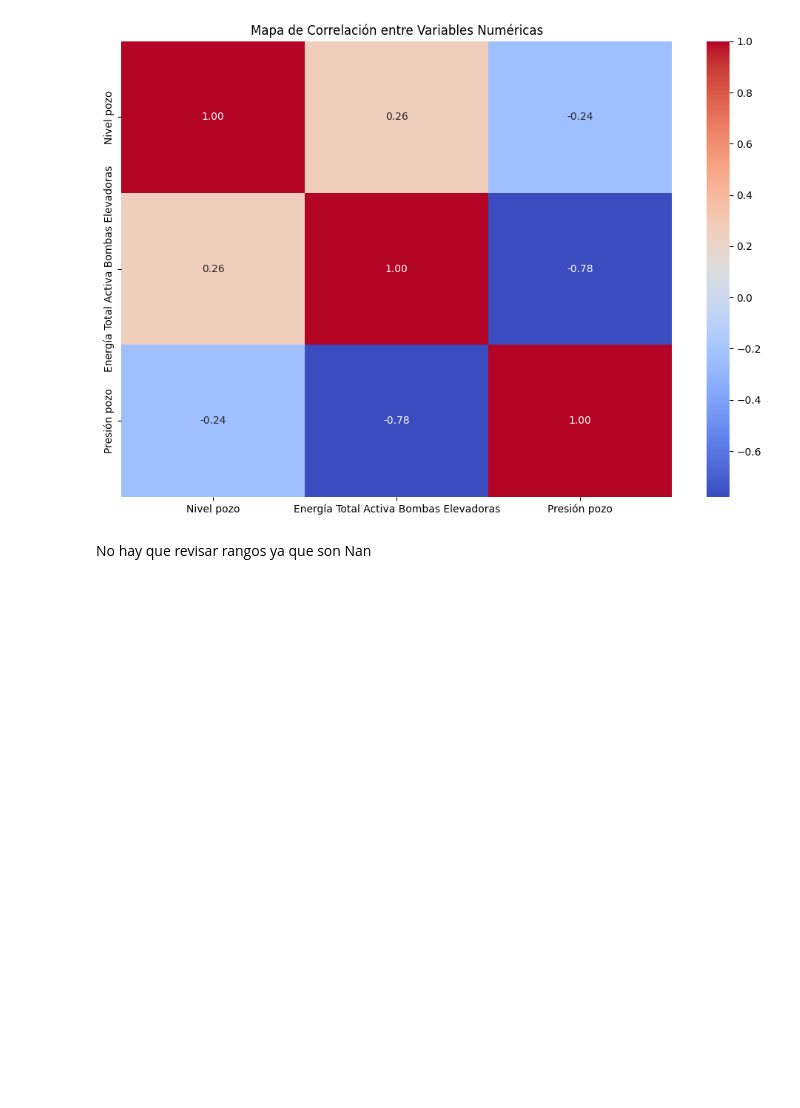
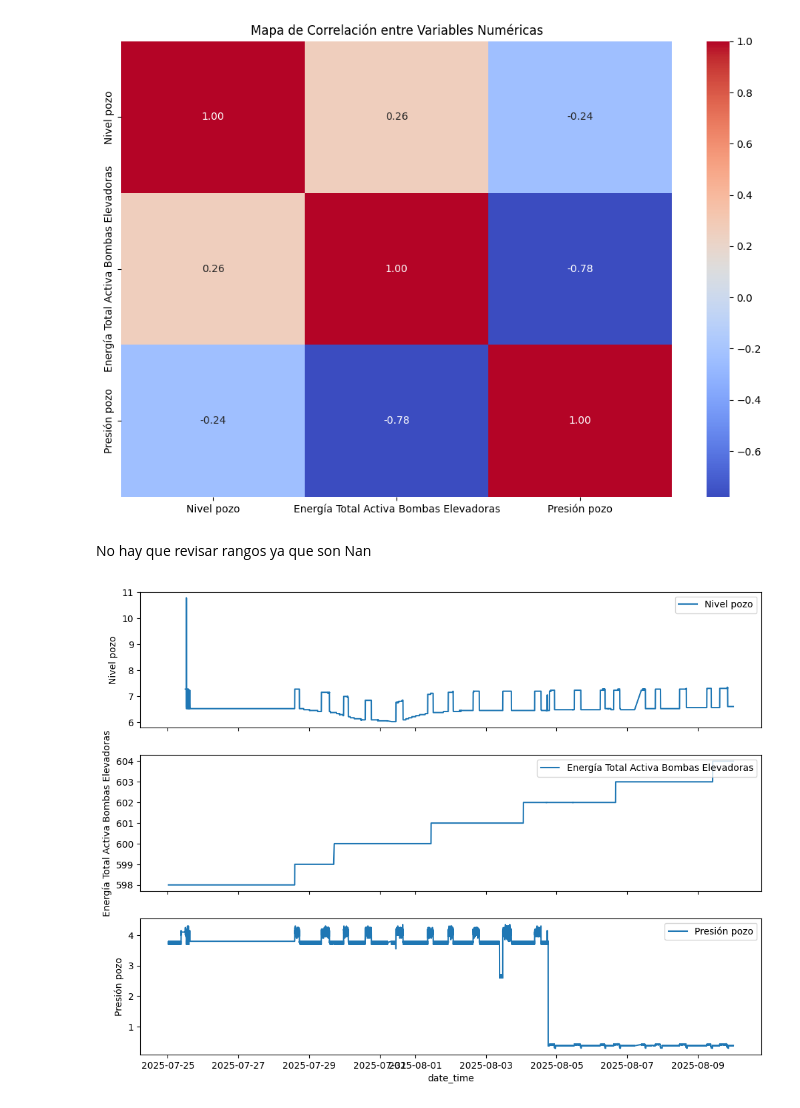
Before and after one commit to fchiapped/Proyecto-Grado, a Jupyter notebook: planta3.ipynb, the cells around one changed output. Cells and saved outputs as stored; diff of their text form; code cells hidden in the pictures; blank space fills up the shorter version.

```diff
--- a/planta3.ipynb
+++ b/planta3.ipynb
@@ -81,3 +81,8 @@ funciones.plot_corr(df_planta_3)
 [figure]
 # %% [markdown]
 No hay que revisar rangos ya que son Nan
+# %%
+# Graficar todas las variables numéricas como series de tiempo para planta 3
+funciones.plot_all_timeseries(df_planta_3)
+# %% [output]
+[figure, added]
```
Also changed, not shown: parts of 1 cell of this notebook, 3 other files.
